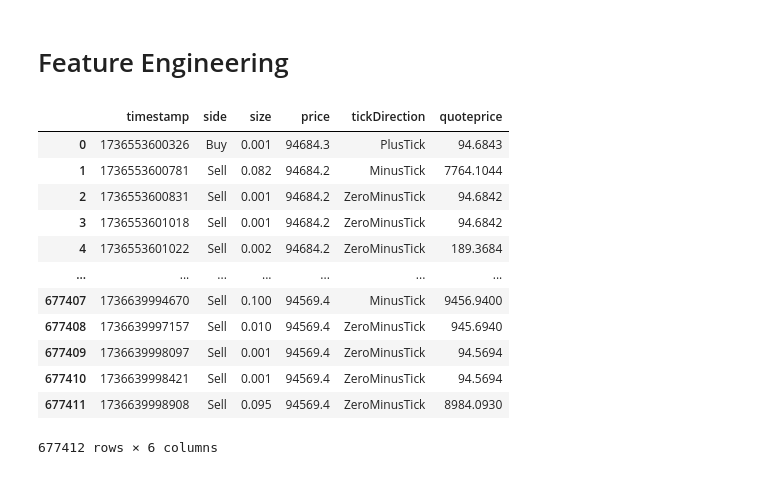
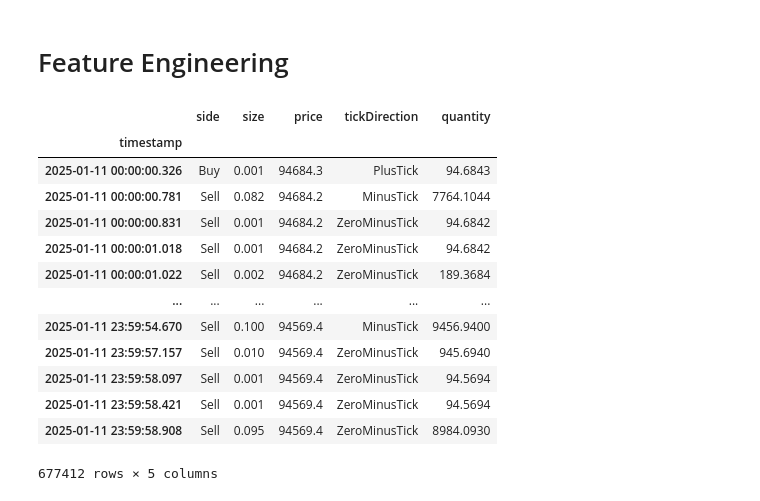
Before and after one commit to rheza-bitwyre/local-share-2, a Jupyter notebook: 06_trades_and_orderbooks/02_read_aggtrades_and_clean.ipynb, the cells around one changed output. Cells and saved outputs as stored; diff of their text form; code cells hidden in the pictures.

```diff
--- a/06_trades_and_orderbooks/02_read_aggtrades_and_clean.ipynb
+++ b/06_trades_and_orderbooks/02_read_aggtrades_and_clean.ipynb
@@ -111,22 +200,23 @@ dtype: int64
 # %%
 df_features = df.copy()
 
-df_features['quoteprice'] = df_features['size'] * df_features['price']
+df_features['quantity'] = df_features['size'] * df_features['price']
 df_features
 # %% [output]
-|  | timestamp | side | size | price | tickDirection | quoteprice |
-| 0 | 1736553600326 | Buy | 0.001 | 94684.3 | PlusTick | 94.6843 |
-| 1 | 1736553600781 | Sell | 0.082 | 94684.2 | MinusTick | 7764.1044 |
-| 2 | 1736553600831 | Sell | 0.001 | 94684.2 | ZeroMinusTick | 94.6842 |
-| 3 | 1736553601018 | Sell | 0.001 | 94684.2 | ZeroMinusTick | 94.6842 |
-| 4 | 1736553601022 | Sell | 0.002 | 94684.2 | ZeroMinusTick | 189.3684 |
-| ... | ... | ... | ... | ... | ... | ... |
-| 677407 | 1736639994670 | Sell | 0.100 | 94569.4 | MinusTick | 9456.9400 |
-| 677408 | 1736639997157 | Sell | 0.010 | 94569.4 | ZeroMinusTick | 945.6940 |
-| 677409 | 1736639998097 | Sell | 0.001 | 94569.4 | ZeroMinusTick | 94.5694 |
-| 677410 | 1736639998421 | Sell | 0.001 | 94569.4 | ZeroMinusTick | 94.5694 |
-| 677411 | 1736639998908 | Sell | 0.095 | 94569.4 | ZeroMinusTick | 8984.0930 |
+|  | side | size | price | tickDirection | quantity |
+| timestamp |  |  |  |  |  |
+| 2025-01-11 00:00:00.326 | Buy | 0.001 | 94684.3 | PlusTick | 94.6843 |
+| 2025-01-11 00:00:00.781 | Sell | 0.082 | 94684.2 | MinusTick | 7764.1044 |
+| 2025-01-11 00:00:00.831 | Sell | 0.001 | 94684.2 | ZeroMinusTick | 94.6842 |
+| 2025-01-11 00:00:01.018 | Sell | 0.001 | 94684.2 | ZeroMinusTick | 94.6842 |
+| 2025-01-11 00:00:01.022 | Sell | 0.002 | 94684.2 | ZeroMinusTick | 189.3684 |
+| ... | ... | ... | ... | ... | ... |
+| 2025-01-11 23:59:54.670 | Sell | 0.100 | 94569.4 | MinusTick | 9456.9400 |
+| 2025-01-11 23:59:57.157 | Sell | 0.010 | 94569.4 | ZeroMinusTick | 945.6940 |
+| 2025-01-11 23:59:58.097 | Sell | 0.001 | 94569.4 | ZeroMinusTick | 94.5694 |
+| 2025-01-11 23:59:58.421 | Sell | 0.001 | 94569.4 | ZeroMinusTick | 94.5694 |
+| 2025-01-11 23:59:58.908 | Sell | 0.095 | 94569.4 | ZeroMinusTick | 8984.0930 |
-677412 rows × 6 columns
+677412 rows × 5 columns
 # %%
 print(f'Min Timestamp: {df['timestamp'].min()}')
 print(f'Max Timestamp: {df['timestamp'].max()}')
```
Also changed, not shown: parts of 15 cells of this notebook, 8 other files.
